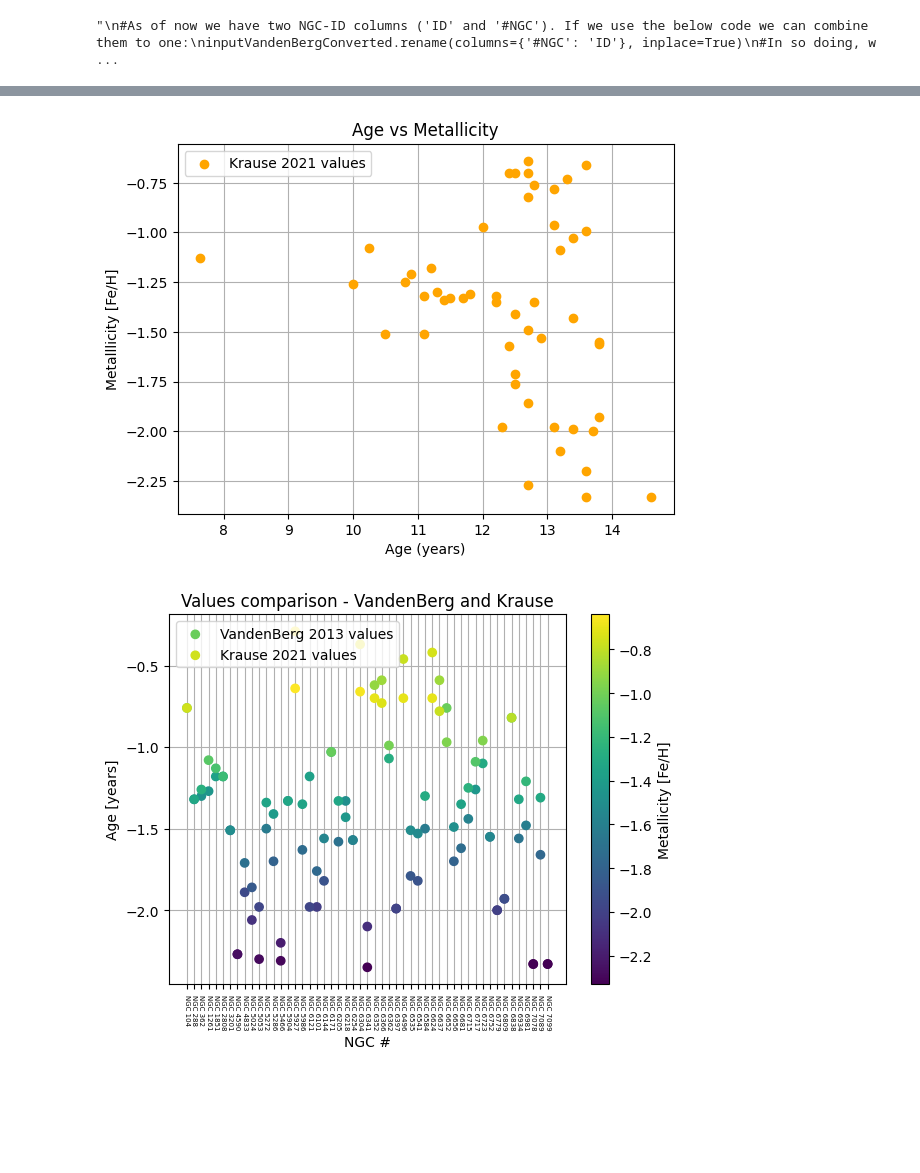
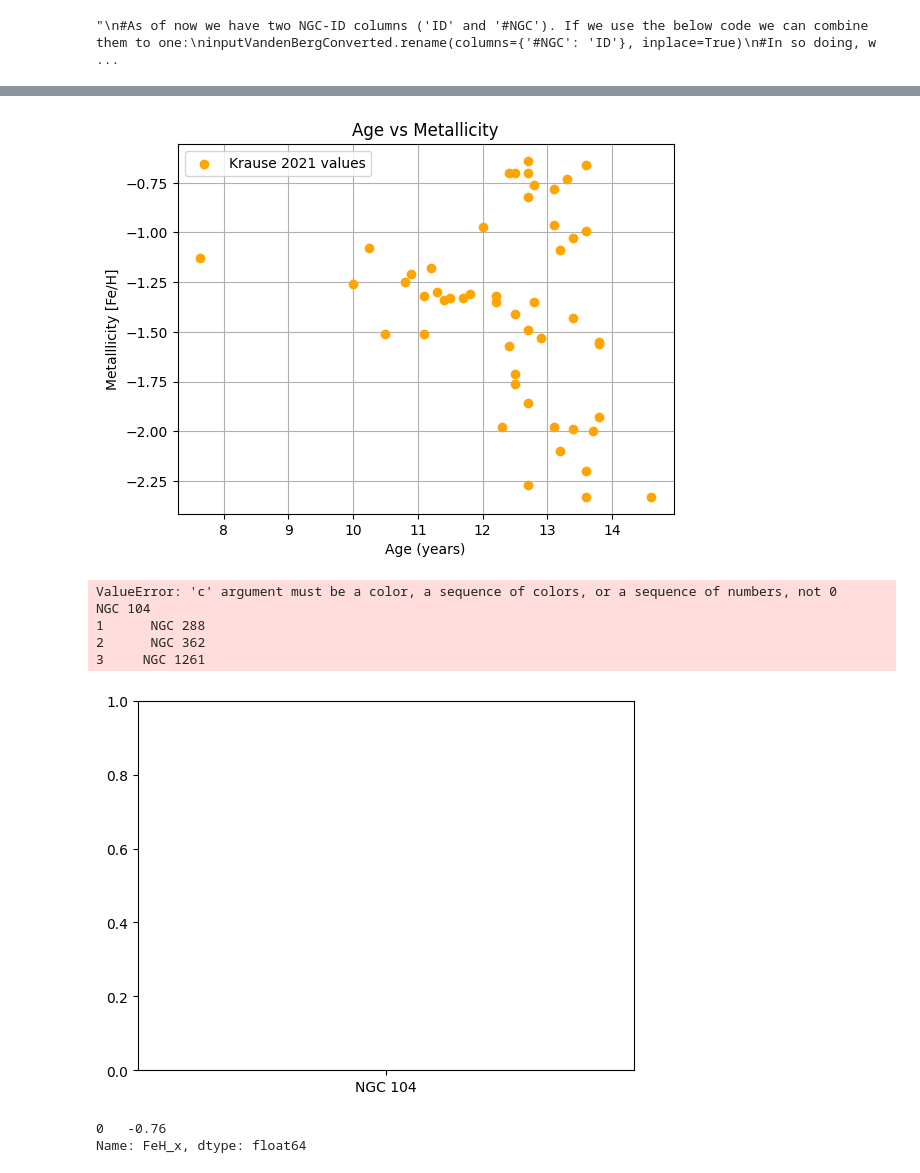
Before and after one commit to SS-UNSW/PHYS3116-Ethan-Slava, a Jupyter notebook: option1.ipynb, the cells around one changed output, grey strips where cells are left out. Cells and saved outputs as stored; diff of their text form; code cells hidden in the pictures; blank space fills up the shorter version.

```diff
--- a/option1.ipynb
+++ b/option1.ipynb
@@ -275,33 +276,41 @@ Our dataframe 'merged' ends up having two different columns for both the Age and
 which hold different values. The x values are from Krause 2021 and the y values are from VandenBerg 2013. Some values are
 identical across the datasets and some are significantly different.
 """
 
 #To explore these differences we plot them together.
 plt.scatter(
     merged['#NGC'],
     merged['FeH_y'],
     c = merged['#NGC'],
     zorder=2,
     label="VandenBerg 2013 values"
 )
 
 plt.scatter(
     merged['#NGC'],
     merged['FeH_x'],
     c = merged['#NGC'],
     zorder=3,
     label="Krause 2021 values"
 )
 cbar = plt.colorbar()
 cbar.set_label('Metallicity [Fe/H]')
 plt.grid(zorder=1)
 plt.title("Values comparison - VandenBerg and Krause")
-plt.xlabel("NGC #")
-plt.xticks(rotation=-90, font={'size': 5})
 plt.ylabel("Age [years]")
 plt.legend()
 plt.show()
 # %% [output]
 [figure]
 [figure]
+ValueError: 'c' argument must be a color, a sequence of colors, or a sequence of numbers, not 0      NGC 104
+1      NGC 288
+2      NGC 362
+3     NGC 1261
-[figure, old version]
+[figure, new version]
+# %%
+NGC104 = merged['#NGC'] == 'NGC 104'
+merged[NGC104]['FeH_x']
+# %% [output]
+0   -0.76
+Name: FeH_x, dtype: float64
```
Also changed, not shown: parts of 1 cell of this notebook.
